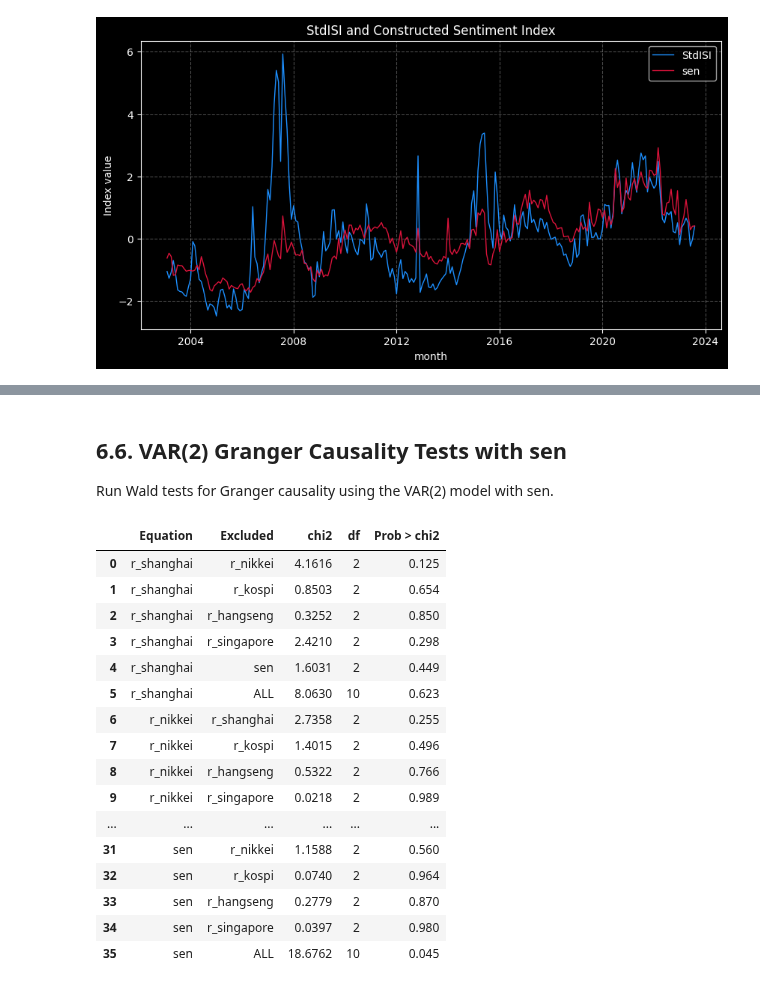
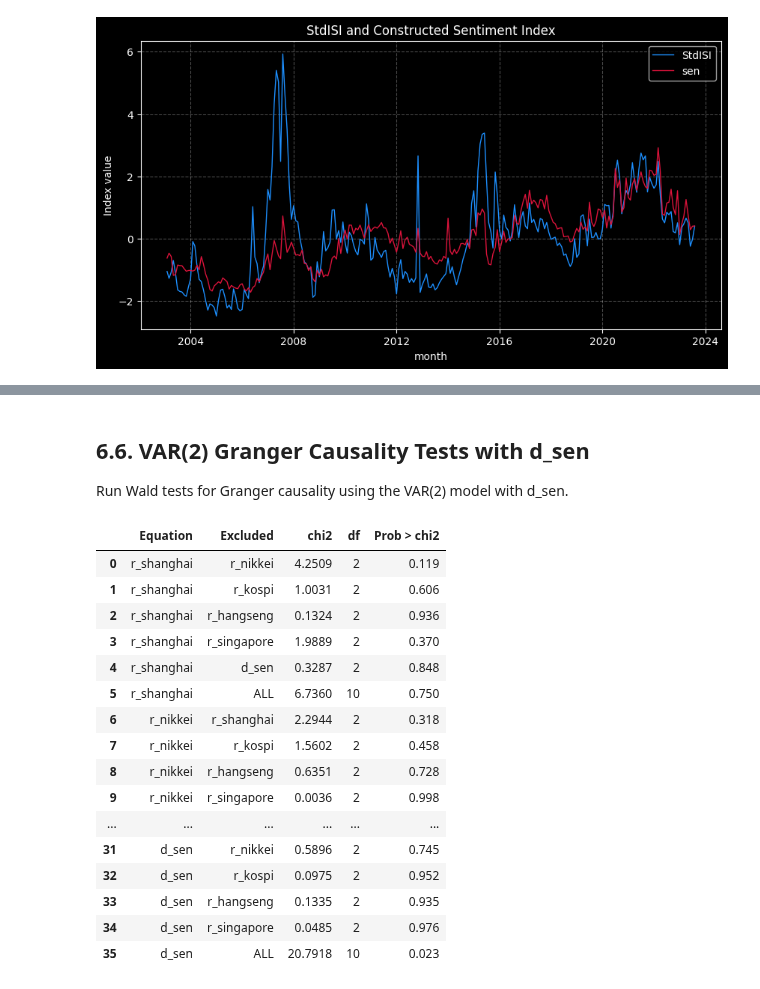
Before and after one commit to yang2094582004-ai/MSIN0114---Dissertation, a Jupyter notebook: Analysis.ipynb, the cells around one changed output, grey strips where cells are left out. Saved outputs shown, nothing was run; the diff lists cells and outputs as text; code cells hidden in the pictures.

```diff
--- a/Analysis.ipynb
+++ b/Analysis.ipynb
@@ -1233,17 +1233,29 @@ pca_df["sen"] = (
     + (pca2_weight / total_weight) * pca_df["pca2"]
 )
 
-# Merge sen back into analysis_df by month for later correlation and VAR analysis.
+# Remove previous PCA columns so this cell can be run repeatedly without suffixes.
+analysis_df = analysis_df.drop(
+    columns=[
+        "pca1", "pca2", "sen", "d_sen",
+        "pca1_x", "pca1_y", "pca2_x", "pca2_y",
+        "sen_x", "sen_y", "d_sen_x", "d_sen_y"
+    ],
+    errors="ignore"
+)
+
 analysis_df = analysis_df.merge(
     pca_df[["month", "pca1", "pca2", "sen"]],
     on="month",
     how="left"
 )
 
+# Use the first difference of sen for stationarity and alternative VAR analysis.
+analysis_df["d_sen"] = analysis_df["sen"].diff()
+
 print(f"PCA1 weight: {pca1_weight / total_weight:.4f}")
 print(f"PCA2 weight: {pca2_weight / total_weight:.4f}")
 
-analysis_df[["month", "pca1", "pca2", "sen"]].head()
+analysis_df[["month", "pca1", "pca2", "sen", "d_sen"]].head()
 # %% [output]
 PCA1 weight: 0.5532
 PCA2 weight: 0.4468
@@ -1364,12 +1376,12 @@ Estimate the VAR model with two lags using market returns and the constructed se
 # %%
-# Estimate the VAR(2) model with sen.
+# Estimate the VAR(2) model with d_sen.
 var_vars_sen = [
     "r_shanghai",
     "r_nikkei",
     "r_kospi",
     "r_hangseng",
     "r_singapore",
-    "sen"
+    "d_sen"
 ]
 
 var_data_sen = analysis_df[var_vars_sen].dropna().copy()
@@ -1404,5 +1416,5 @@ Create a complete coefficient table for the VAR(2) model using sen.
 # %%
-# Complete coefficient table for the VAR(2) model with sen.
+# Complete coefficient table for the VAR(2) model with d_sen.
 params = var_results_sen_lag2.params
 stderr = var_results_sen_lag2.stderr
 zvalues = var_results_sen_lag2.tvalues
@@ -1416,7 +1428,7 @@ base_variables = [
     "r_kospi",
     "r_hangseng",
     "r_singapore",
-    "sen"
+    "d_sen"
 ]
 
 ordered_parameters = []
@@ -1528,16 +1540,16 @@ VAR(2) with sen satisfies stability condition.
 # %% [markdown]
-## 6.6. VAR(2) Granger Causality Tests with sen
+## 6.6. VAR(2) Granger Causality Tests with d_sen
 
-Run Wald tests for Granger causality using the VAR(2) model with sen.
+Run Wald tests for Granger causality using the VAR(2) model with d_sen.
 # %%
-# Granger causality Wald tests using the VAR(2) model with sen.
+# Granger causality Wald tests using the VAR(2) model with d_sen.
 var_names_sen = [
     "r_shanghai",
     "r_nikkei",
     "r_kospi",
     "r_hangseng",
     "r_singapore",
-    "sen"
+    "d_sen"
 ]
 
 granger_sen_lag2_rows = []
@@ -1558,46 +1570,46 @@ for equation in var_names_sen:
             "Excluded": excluded,
             "chi2": test_result.test_statistic,
             "df": test_result.df,
             "Prob > chi2": test_result.pvalue
         })
 
     # Test all other variables jointly.
     test_all = var_results_sen_lag2.test_causality(
         caused=equation,
         causing=excluded_vars,
         kind="wald"
     )
 
     granger_sen_lag2_rows.append({
         "Equation": equation,
         "Excluded": "ALL",
         "chi2": test_all.test_statistic,
         "df": test_all.df,
         "Prob > chi2": test_all.pvalue
     })
 
 granger_sen_lag2_table = pd.DataFrame(granger_sen_lag2_rows)
 
 granger_sen_lag2_table_formatted = granger_sen_lag2_table.copy()
 granger_sen_lag2_table_formatted["chi2"] = granger_sen_lag2_table_formatted["chi2"].map(lambda x: f"{x:.4f}")
 granger_sen_lag2_table_formatted["Prob > chi2"] = granger_sen_lag2_table_formatted["Prob > chi2"].map(lambda x: f"{x:.3f}")
 
 display(granger_sen_lag2_table_formatted)
 # %% [output]
 |  | Equation | Excluded | chi2 | df | Prob > chi2 |
-| 0 | r_shanghai | r_nikkei | 4.1616 | 2 | 0.125 |
-| 1 | r_shanghai | r_kospi | 0.8503 | 2 | 0.654 |
-| 2 | r_shanghai | r_hangseng | 0.3252 | 2 | 0.850 |
-| 3 | r_shanghai | r_singapore | 2.4210 | 2 | 0.298 |
-| 4 | r_shanghai | sen | 1.6031 | 2 | 0.449 |
-| 5 | r_shanghai | ALL | 8.0630 | 10 | 0.623 |
-| 6 | r_nikkei | r_shanghai | 2.7358 | 2 | 0.255 |
-| 7 | r_nikkei | r_kospi | 1.4015 | 2 | 0.496 |
-| 8 | r_nikkei | r_hangseng | 0.5322 | 2 | 0.766 |
-| 9 | r_nikkei | r_singapore | 0.0218 | 2 | 0.989 |
+| 0 | r_shanghai | r_nikkei | 4.2509 | 2 | 0.119 |
+| 1 | r_shanghai | r_kospi | 1.0031 | 2 | 0.606 |
+| 2 | r_shanghai | r_hangseng | 0.1324 | 2 | 0.936 |
+| 3 | r_shanghai | r_singapore | 1.9889 | 2 | 0.370 |
+| 4 | r_shanghai | d_sen | 0.3287 | 2 | 0.848 |
+| 5 | r_shanghai | ALL | 6.7360 | 10 | 0.750 |
+| 6 | r_nikkei | r_shanghai | 2.2944 | 2 | 0.318 |
+| 7 | r_nikkei | r_kospi | 1.5602 | 2 | 0.458 |
+| 8 | r_nikkei | r_hangseng | 0.6351 | 2 | 0.728 |
+| 9 | r_nikkei | r_singapore | 0.0036 | 2 | 0.998 |
 | ... | ... | ... | ... | ... | ... |
-| 31 | sen | r_nikkei | 1.1588 | 2 | 0.560 |
-| 32 | sen | r_kospi | 0.0740 | 2 | 0.964 |
-| 33 | sen | r_hangseng | 0.2779 | 2 | 0.870 |
-| 34 | sen | r_singapore | 0.0397 | 2 | 0.980 |
-| 35 | sen | ALL | 18.6762 | 10 | 0.045 |
+| 31 | d_sen | r_nikkei | 0.5896 | 2 | 0.745 |
+| 32 | d_sen | r_kospi | 0.0975 | 2 | 0.952 |
+| 33 | d_sen | r_hangseng | 0.1335 | 2 | 0.935 |
+| 34 | d_sen | r_singapore | 0.0485 | 2 | 0.976 |
+| 35 | d_sen | ALL | 20.7918 | 10 | 0.023 |
```
Also changed, not shown: parts of 16 cells of this notebook, 2 other files.
